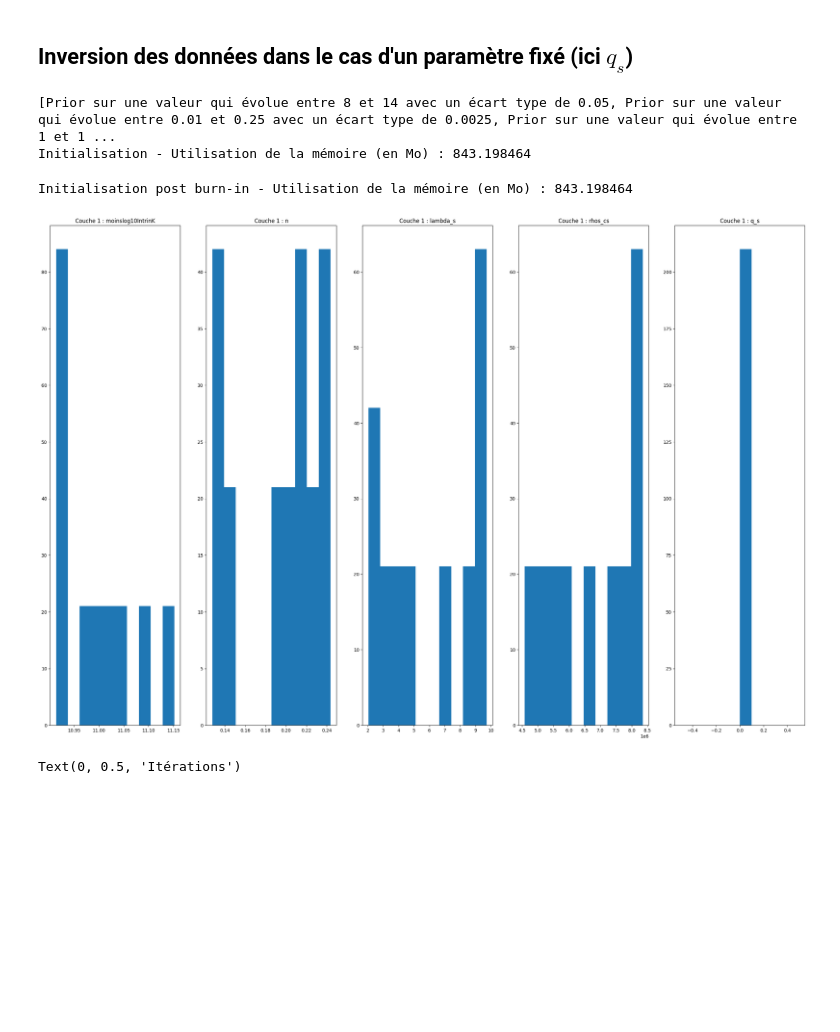
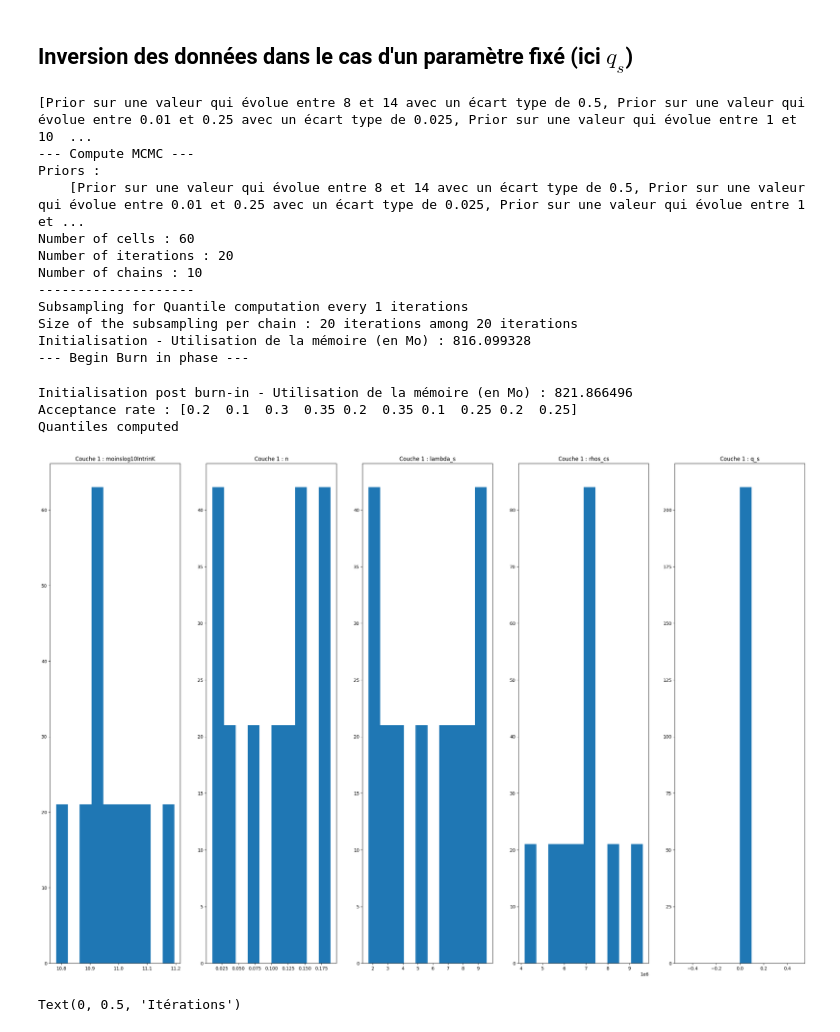
Before and after one commit to flipoyo/MOLONARI1D, a Jupyter notebook: pyheatmy/demoInversion.ipynb, the cells around one changed output. Cells and saved outputs as stored; diff of their text form; code cells hidden in the pictures; blank space fills up the shorter version.

```diff
--- a/pyheatmy/demoInversion.ipynb
+++ b/pyheatmy/demoInversion.ipynb
@@ -319,11 +331,11 @@ moinslog10IntrinK           1.100e+01              1.083e+01
 NBITERMCMC = 20
 
 priors = {
-    "Prior_moinslog10IntrinK": ((8, 14), .05), # (intervalle, sigma)
-    "Prior_n": ((.01, .25), .0025),
-    "Prior_lambda_s": ((1, 10), .1),
-    "Prior_rhos_cs": ((1e6,1e7), 1e5),
-    "Prior_q_s": (1e-8, 0)
+    "Prior_moinslog10IntrinK": ((8, 14), .5), # (intervalle, sigma)
+    "Prior_n": ((.01, .25), .025),
+    "Prior_lambda_s": ((1, 10), 1.0),
+    "Prior_rhos_cs": ((1e6,1e7), 5e5),
+    "Prior_q_s": (1e-8, 0),
 }
 
 Layer_homogenous = {
@@ -339,38 +351,50 @@ Layer_homogenous = {
 Layer_homogenous = Layer.from_dict(Layer_homogenous)
 
 # On crée une couche de référence pour la comparaison plus bas
 reference_params_dict = {
     "name": "Couche en sable",
     "zLow": Zbottom,
     "moinslog10IntrinK":11,
     "n": 0.1,
     "lambda_s": 2,
     "rhos_cs": 4e6,
     "q_s": 1e-8,
 }
 
 layer_for_simulation = Layer.from_dict(reference_params_dict)
 
 col.set_layers(Layer_homogenous)
 Layer_homogenous.set_priors_from_dict(priors)
 print(Layer_homogenous.Prior_list)
 
 
 col.all_layers
 
 col.compute_mcmc(
     nb_iter = NBITERMCMC,
-    verbose=False
+    verbose=True
 )
 
 bestLayers = col.get_best_layers()
 
 col.plot_all_param_pdf()
 # %% [output]
-[Prior sur une valeur qui évolue entre 8 et 14 avec un écart type de 0.05, Prior sur une valeur qui évolue entre 0.01 et 0.25 avec un écart type de 0.0025, Prior sur une valeur qui évolue entre 1 et 1 ...
-Initialisation - Utilisation de la mémoire (en Mo) : 843.198464
+[Prior sur une valeur qui évolue entre 8 et 14 avec un écart type de 0.5, Prior sur une valeur qui évolue entre 0.01 et 0.25 avec un écart type de 0.025, Prior sur une valeur qui évolue entre 1 et 10  ...
+--- Compute MCMC ---
+Priors :
+    [Prior sur une valeur qui évolue entre 8 et 14 avec un écart type de 0.5, Prior sur une valeur qui évolue entre 0.01 et 0.25 avec un écart type de 0.025, Prior sur une valeur qui évolue entre 1 et ...
+Number of cells : 60
+Number of iterations : 20
+Number of chains : 10
+--------------------
+Subsampling for Quantile computation every 1 iterations
+Size of the subsampling per chain : 20 iterations among 20 iterations
+Initialisation - Utilisation de la mémoire (en Mo) : 816.099328
+--- Begin Burn in phase ---
-Initialisation post burn-in - Utilisation de la mémoire (en Mo) : 843.198464
+Initialisation post burn-in - Utilisation de la mémoire (en Mo) : 821.866496
+Acceptance rate : [0.2  0.1  0.3  0.35 0.2  0.35 0.1  0.25 0.2  0.25]
+Quantiles computed
-[figure, old version]
+[figure, new version]
 # %%
 import matplotlib.pyplot as plt
 
```
Also changed, not shown: parts of 6 cells of this notebook.
